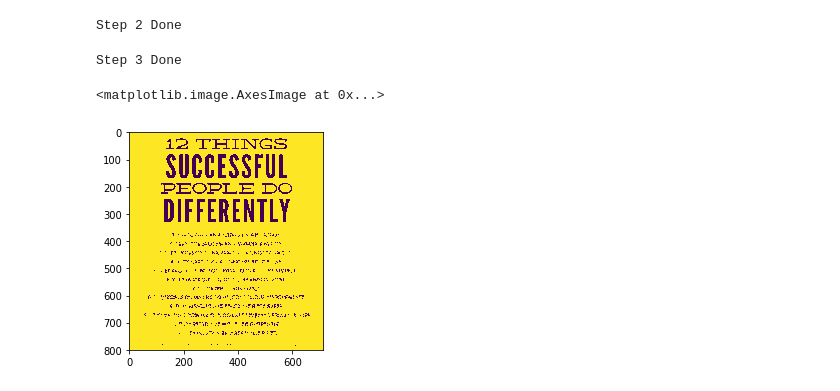
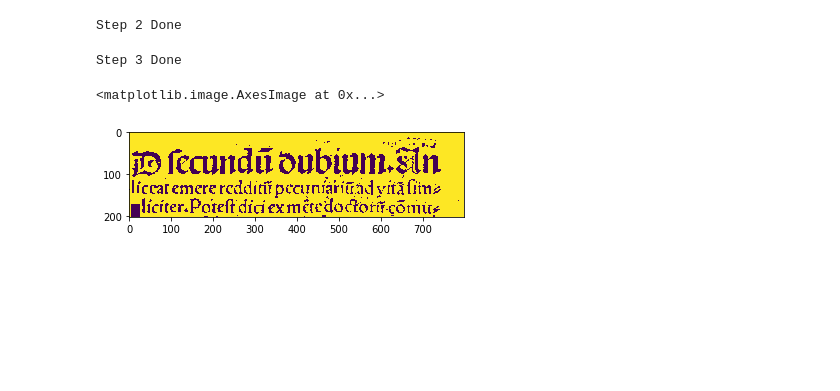
Before and after one commit to tiok-cek1/text-binarization, a Jupyter notebook: MulCoTBinarization.ipynb, the cells around one changed output. Drawn from its saved outputs; the diff is of its cells as text; code cells hidden in the pictures; blank space fills up the shorter version.

Commit message:
parameter

```diff
--- a/MulCoTBinarization.ipynb
+++ b/MulCoTBinarization.ipynb
@@ -27,12 +27,13 @@ def image_sharpen_color(image, constant):
     image = np.array(image, dtype=np.uint8)
     return image
 
-image_path = 'sample/tips.jpg'
+image_path = 'sample/img3.png'
 image = cv2.imread(image_path)
 image = cv2.cvtColor(image, cv2.COLOR_BGR2RGB)
 
 image = image_resize(image, 800)
-image = image_sharpen_color(image, 10)
+image = cv2.blur(image, (2, 2))
+image = image_sharpen_color(image, 20)
 image = cv2.blur(image, (2, 2))
 
 image_height = len(image)
@@ -50,8 +51,8 @@ DEBUG = False
 red, green, blue = cv2.split(image)
 
 # Changes on these threshold, affect noise
-threshold1 = 250
-threshold2 = 250
+threshold1 = 100
+threshold2 = 100
 # Run canny edge detection on each channel
 blue_edges = cv2.Canny(blue, threshold1, threshold2)
 green_edges = cv2.Canny(green, threshold1, threshold2)
@@ -65,7 +66,7 @@ plt.imshow(edges)
 
 print('Step 1 Done')
 
-if DEBUG:
+if True:
     cv2.imwrite('edges.png', edges)
 # %% [output]
 Step 1 Done
@@ -74,6 +75,13 @@ Step 1 Done
 if DEBUG:
     processed = edges.copy()
     rejected = edges.copy()
+
+# smaller, accepts bigger background
+MINIMUM_BOUNDARY_AREA = 20
+# smaller, accepts bigger text
+TEXT_AGAINST_IMAGE = 5
+# bigger, accepts bigger region (formerly K parameter)
+INNER_AGAINST_OUTER = 20
 
 # Find the contours
 _, contours, hierarchy = cv2.findContours(edges.copy(), cv2.RETR_TREE, cv2.CHAIN_APPROX_NONE)
@@ -104,7 +112,7 @@ class EdgeBox:
     def first_validation(self):
         # Test it's shape - if it's too oblong or tall it's
         # probably not a real character
-        if self.width / self.height < 0.1 or self.width / self.height > 10:
+        if self.width / self.height < 0.1 or self.width / self.height > 5:
             if DEBUG:
                 print("\t Rejected because of shape < 0.1 or > 5: ({}, {}, {}, {}) Ratio = {}"\
                     .format(self.x, self.y, self.width, self.height, self.width / self.height))
@@ -134,12 +142,12 @@ def descendants_mark(ancestor_index, valid):
 
 def descendants_count(ancestor_index):
     ancestor = edge_box[ancestor_index]
-    area_threshold = 35
+    area_threshold = MINIMUM_BOUNDARY_AREA
     return sum(1 if edge_box[child_index].valid and edge_box[child_index].area >= area_threshold else 0 for child_index in ancestor.descendants_index)
 
 def descendants_area(ancestor_index):
     ancestor = edge_box[ancestor_index]
-    area_threshold = 35
+    area_threshold = MINIMUM_BOUNDARY_AREA
     result = (0, 0)
     for child_index in ancestor.descendants_index:
         if not edge_box[child_index].valid: continue
@@ -179,11 +187,6 @@ def getDebug(xlo, ylo, xhi, yhi, index):
         return True
     return False
 
-# smaller, accepts bigger text
-TEXT_AGAINST_IMAGE = 5
-# bigger, accepts bigger region (formerly K parameter)
-INNER_AGAINST_OUTER = 12
-
 debug = False
 
 hasChanges = True
@@ -217,7 +220,7 @@ while (hasChanges):
 
         # point 3: Calculate the average area of all edge boxes which are present in EBi
         total_area, count_area = descendants_area(index)
-        if (edge_box[index].area >= 35 and count_area > 2):
+        if (edge_box[index].area >= MINIMUM_BOUNDARY_AREA and count_area > 2):
             avg_area = (float)(total_area) / count_area
 
             if DEBUG and debug:
@@ -265,8 +268,6 @@ if DEBUG:
 # %% [output]
 Step 2 Done
 # %%
-import math
-
 new_image = edges.copy()
 new_image.fill(255)
 
@@ -283,6 +284,14 @@ def image_lab_pixel(xx, yy):
 for index in valid_index:
     x_, y_, width, height = edge_box[index].get_boundary()
     twelve_comp = []
+    """
+    for i in range(x_ - 1, x_ + width + 1):
+        twelve_comp.append(image_lab_pixel(i, y_ - 1))
+        twelve_comp.append(image_lab_pixel(i, y_ + height))
+    for i in range(y_, y_ + height):
+        twelve_comp.append(image_lab_pixel(x_ - 1, i))
+        twelve_comp.append(image_lab_pixel(x_ + width, i))
+    """
     twelve_comp.extend(
         [
             # bottom left corner 3 pixels
@@ -307,31 +316,31 @@ for index in valid_index:
         ])
 
     # background
     B = np.median(twelve_comp, axis=0)
 
     # threshold
     pixels = []
     for h in range(height):
         for w in range(width):
             pixels.append(image_lab_pixel(x_ + w, y_ + h))
     pixel_max = np.max(pixels, axis=0)
     pixel_min = np.min(pixels, axis=0)
     T = sum(pixel_max - pixel_min) / 3
     for h in range(height):
         for w in range(width):
             pixel = image_lab_pixel(x_ + w, y_ + h)
             dE = np.array(pixel) - B
             dE = math.sqrt(sum(dE * dE))
             if dE >= T:
                 new_image[y_ + h][x_ + w] = 0
 
 cv2.imwrite('result.png', new_image)
 
 print('Step 3 Done')
 
 plt.figure()
 plt.imshow(new_image)
 # %% [output]
 Step 3 Done
 <matplotlib.image.AxesImage at 0x...>
-[figure, old version]
+[figure, new version]
```
Also changed, not shown: parts of 2 cells of this notebook, 10 other files.
